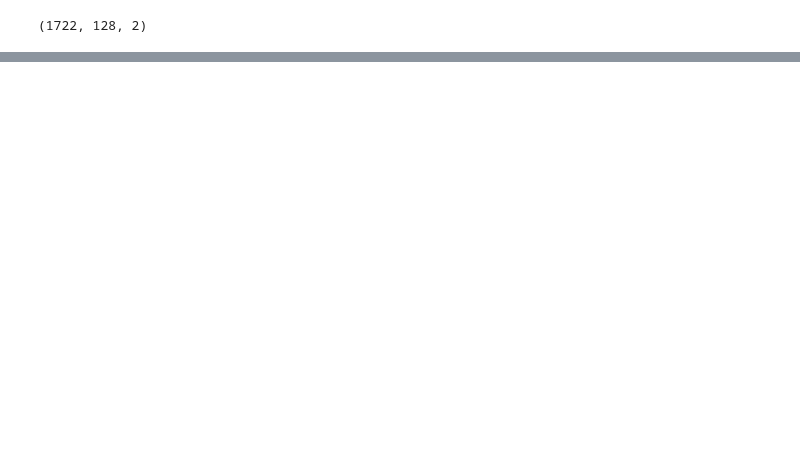
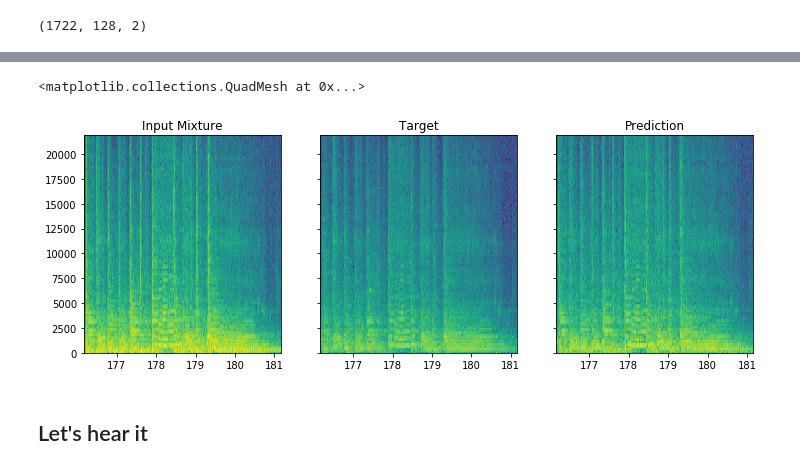
Before and after one commit to Lanno/CECS551Project, a Jupyter notebook: CNN Filter/fully conv autoencoder.ipynb, the cells around one changed output, grey strips where cells are left out. Drawn from its saved outputs; the diff is of its cells as text; code cells hidden in the pictures; blank space fills up the shorter version.

```diff
--- a/CNN Filter/fully conv autoencoder.ipynb
+++ b/CNN Filter/fully conv autoencoder.ipynb
@@ -184,0 +197,19 @@ plt.pcolormesh(times[-num_test:], freqs[-num_test:], 20*np.log10(np.abs(s_flute[
+# %%
+target = s_mix[:,-num_test:] * mask_flute[:,-num_test:]
+# %%
+prediction = s_mix[:,-num_test:] * mask_prediction
+# %%
+fig, (ax1, ax2, ax3) = plt.subplots(1, 3, sharey=True, figsize=(12, 4))
+
+ax1.set_title("Input Mixture")
+ax2.set_title("Target")
+ax3.set_title("Prediction")
+
+ax1.pcolormesh(times[-num_test:], freqs, 20*np.log10(np.abs(s_mix[:,-num_test:])))
+ax2.pcolormesh(times[-num_test:], freqs, 20*np.log10(np.abs(target)))
+ax3.pcolormesh(times[-num_test:], freqs, 20*np.log10(np.abs(prediction)))
+# %% [output]
+<matplotlib.collections.QuadMesh at 0x...>
+[figure, added]
+# %% [markdown]
+## Let's hear it
```
Also changed, not shown: parts of 29 cells of this notebook, 3 other files.
